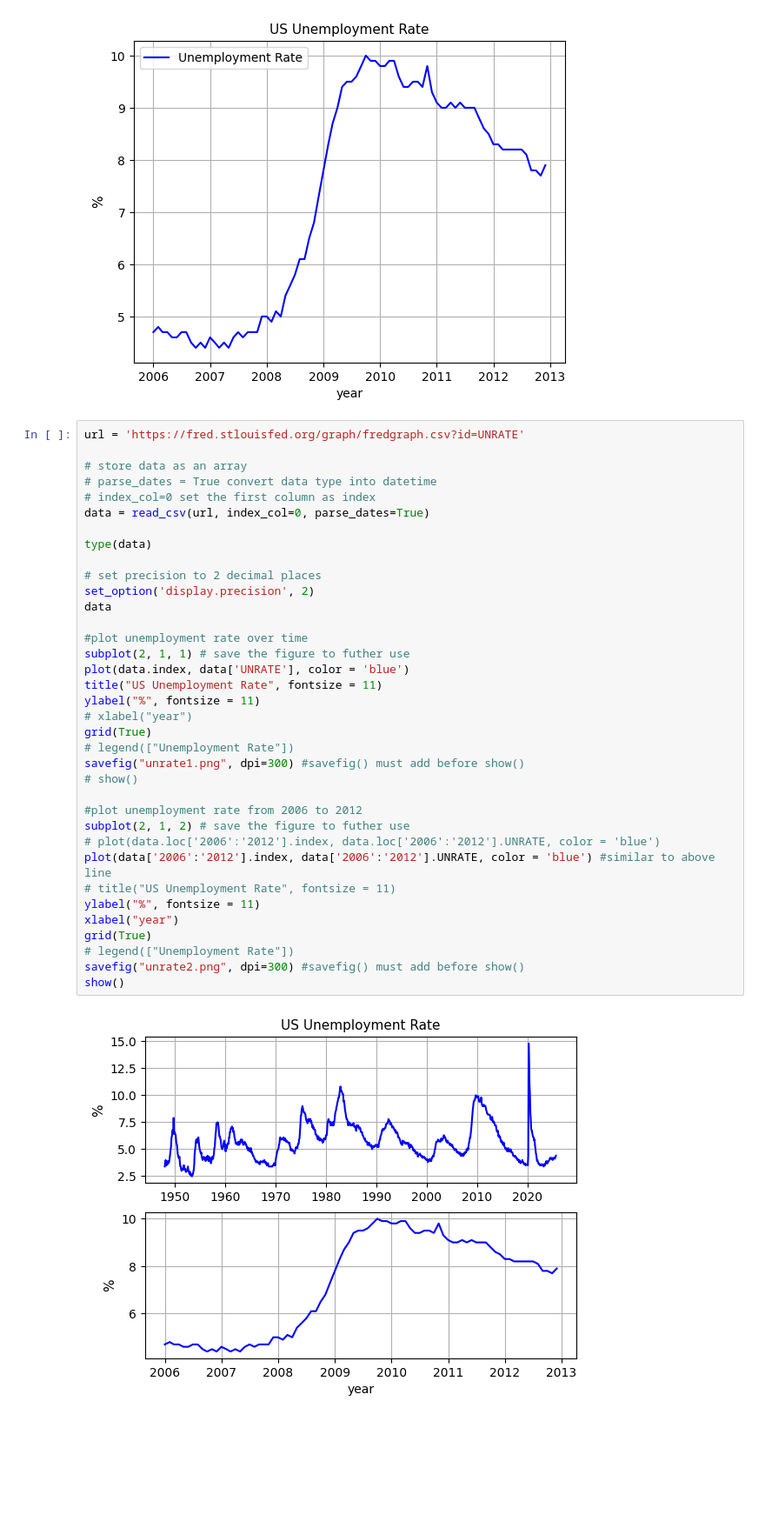
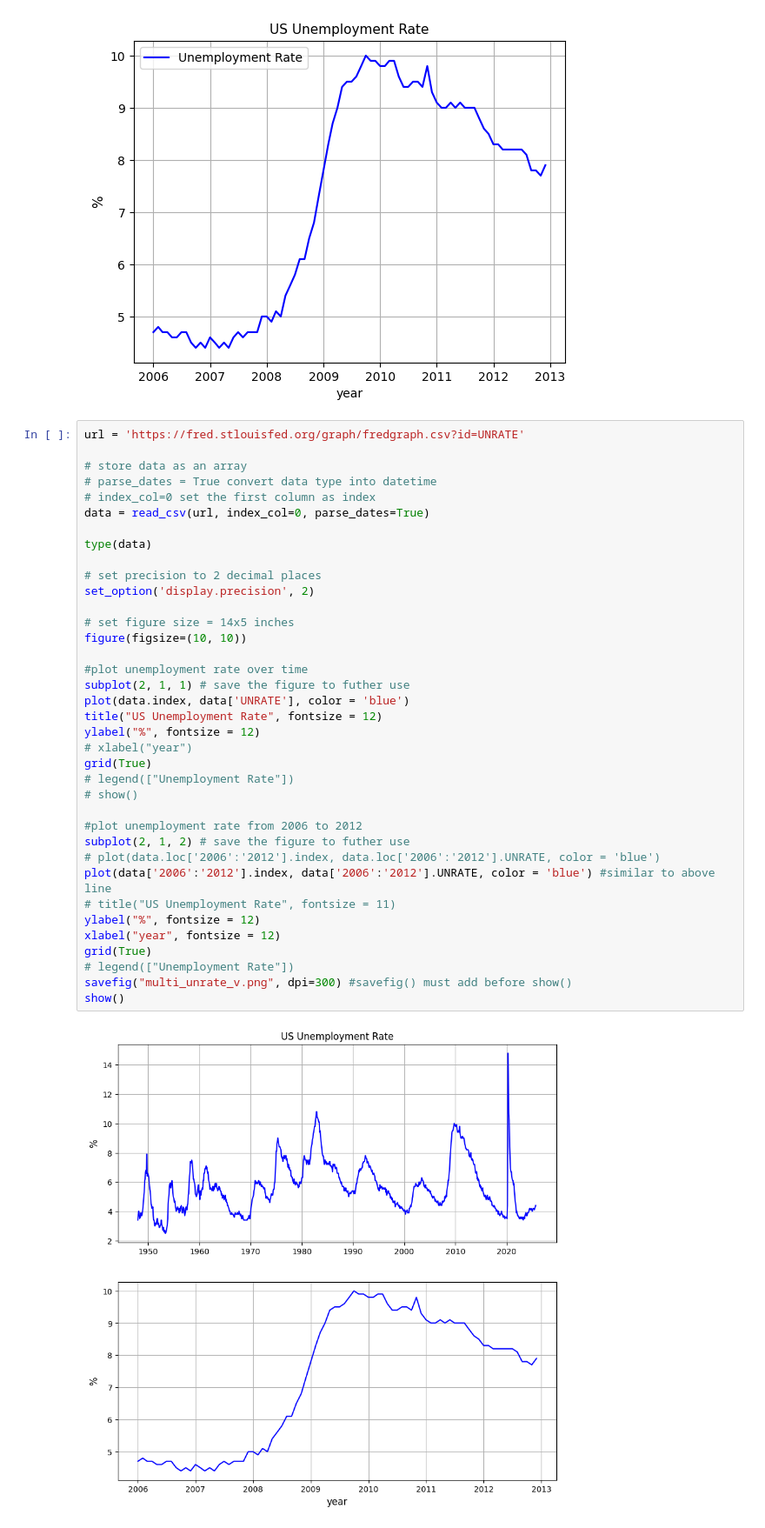
Before and after one commit to trmuba2502/Python, a Jupyter notebook: NumPy and Pandas notes/CheatSheet.ipynb, the cells around one changed output. Shown at 87% size. Saved outputs shown, nothing was run; the diff lists cells and outputs as text; blank space fills up the shorter version.

```diff
--- a/NumPy and Pandas notes/CheatSheet.ipynb
+++ b/NumPy and Pandas notes/CheatSheet.ipynb
@@ -1014,38 +1015,39 @@ show()
 # %%
 url = 'https://fred.stlouisfed.org/graph/fredgraph.csv?id=UNRATE'
 
 # store data as an array
 # parse_dates = True convert data type into datetime
 # index_col=0 set the first column as index
 data = read_csv(url, index_col=0, parse_dates=True)
 
 type(data)
 
 # set precision to 2 decimal places
 set_option('display.precision', 2)
-data
+
+# set figure size = 14x5 inches
+figure(figsize=(10, 10))
 
 #plot unemployment rate over time
 subplot(2, 1, 1) # save the figure to futher use
 plot(data.index, data['UNRATE'], color = 'blue')
-title("US Unemployment Rate", fontsize = 11)
-ylabel("%", fontsize = 11)
+title("US Unemployment Rate", fontsize = 12)
+ylabel("%", fontsize = 12)
 # xlabel("year")
 grid(True)
 # legend(["Unemployment Rate"])
-savefig("unrate1.png", dpi=300) #savefig() must add before show()
 # show()
 
 #plot unemployment rate from 2006 to 2012
 subplot(2, 1, 2) # save the figure to futher use
 # plot(data.loc['2006':'2012'].index, data.loc['2006':'2012'].UNRATE, color = 'blue')
 plot(data['2006':'2012'].index, data['2006':'2012'].UNRATE, color = 'blue') #similar to above line
 # title("US Unemployment Rate", fontsize = 11)
-ylabel("%", fontsize = 11)
-xlabel("year")
+ylabel("%", fontsize = 12)
+xlabel("year", fontsize = 12)
 grid(True)
 # legend(["Unemployment Rate"])
-savefig("unrate2.png", dpi=300) #savefig() must add before show()
+savefig("multi_unrate_v.png", dpi=300) #savefig() must add before show()
 show()
 # %% [output]
-[figure, old version]
+[figure, new version]
```
Also changed, not shown: parts of 4 cells of this notebook, 5 other files.
